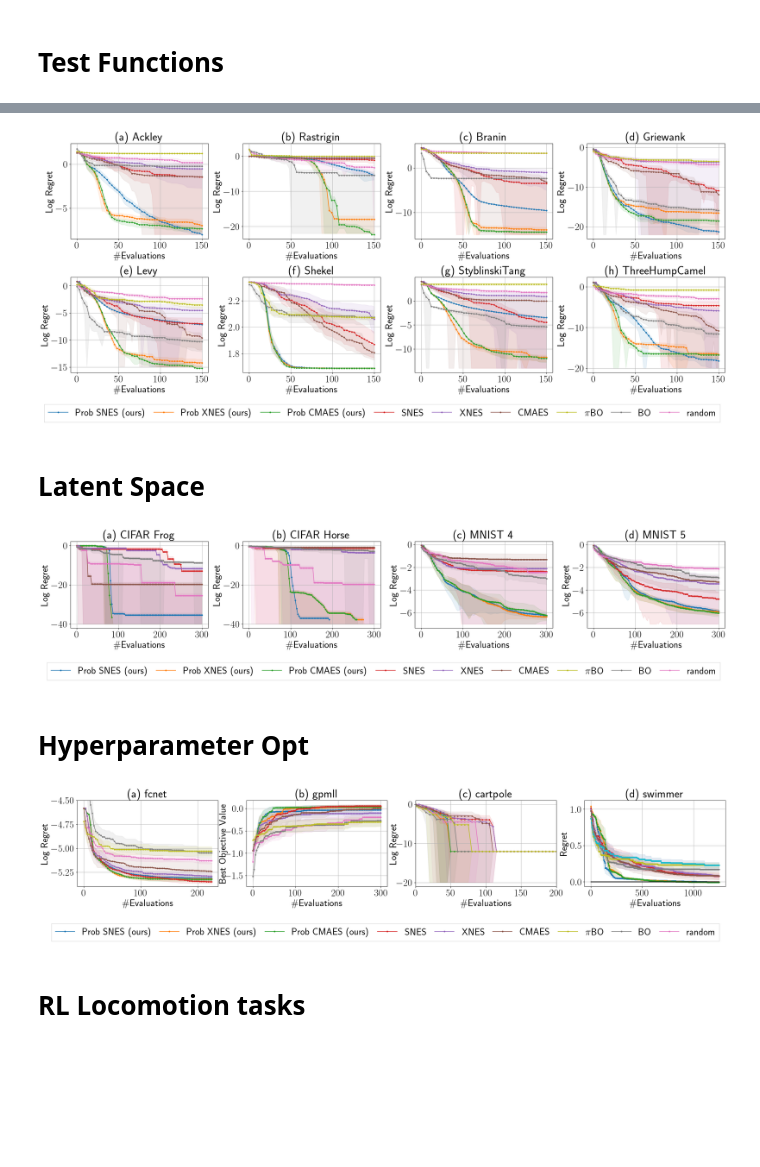
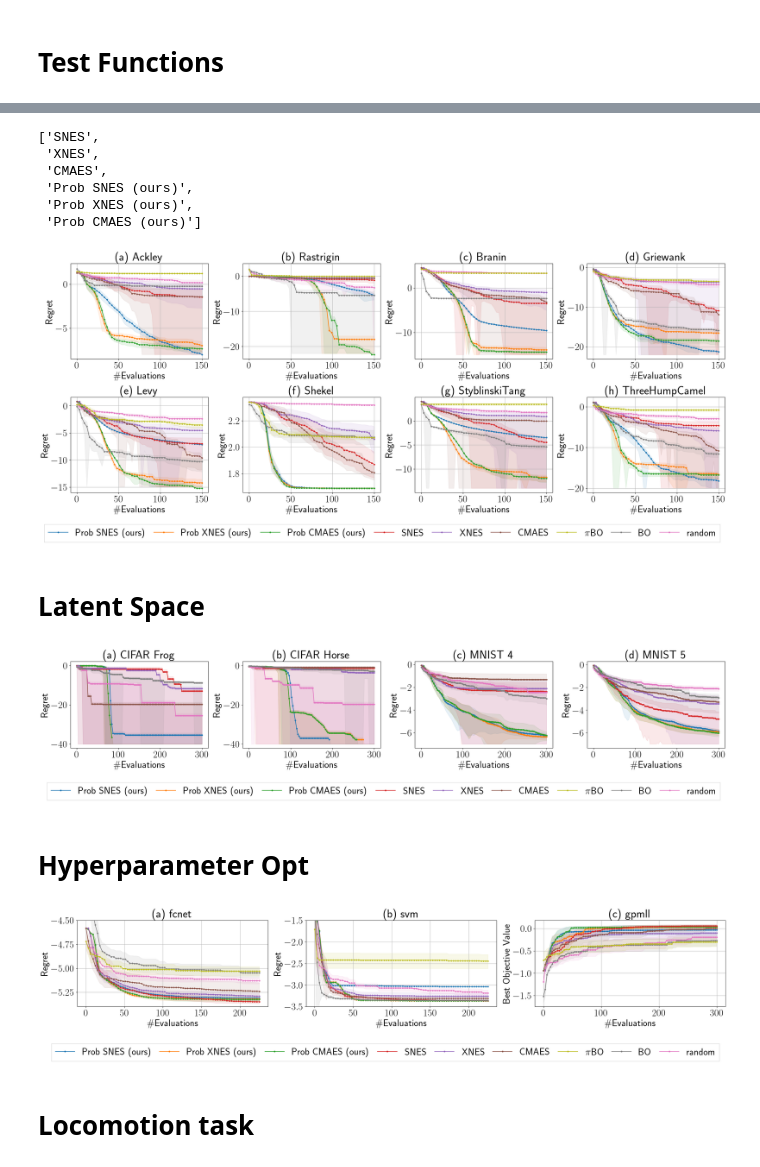
Before and after one commit to pierreosselin/ProbNES, a Jupyter notebook: notebook/plot_results.ipynb, the cells around one changed output, grey strips where cells are left out. Drawn from its saved outputs; the diff is of its cells as text; code cells hidden in the pictures; blank space fills up the shorter version.

Commit message:
Adding configs

```diff
--- a/notebook/plot_results.ipynb
+++ b/notebook/plot_results.ipynb
@@ -49,7 +49,8 @@ algo_to_label = {"probESCMAES": "Prob CMAES (ours)",
                  "ESSNES": "SNES",
                  "piqEI": r"$\pi$" + "BO",
                  "random": "random",
-                 "qEI": "BO"}
+                 "qEI": "BO",
+                 "s_cmaes": "Surrogate CMAES"}
 # %%
 def alg_name(algorithm_name, alg_kwargs):
   if algorithm_name == "probES":  #["probES", "ES", "random", "qEI", "piqEI"]
@@ -74,6 +93,7 @@ def plot_figure_algo(alg_dir, ax, log_transform=False, regret=True, color=None,
     data_over_seeds = []
     for _, df in enumerate(data_path_seeds):
         data_path = os.path.join(alg_dir, df)
+        print(data_path)
         data = torch.load(data_path, map_location="cpu")
         if regret:
             data_over_seeds.append(data["best_value"] - data["Y"])
@@ -85,7 +105,11 @@ def plot_figure_algo(alg_dir, ax, log_transform=False, regret=True, color=None,
     BATCH_SIZE = data["BATCH_SIZE"]
     iters = np.arange(N_BATCH + 1)*BATCH_SIZE
     iters_index = N_INIT - 1 + np.arange(N_BATCH + 1)*BATCH_SIZE
-    label = data["label"]
+    try:
+        label = data["label"]
+    except:
+        label = "s_cmaes"
+
     data_over_seeds = [t.detach().cpu().numpy() for t in data_over_seeds]
     y = np.asarray(data_over_seeds)
     # y = y[:, iters_index]
@@ -222,6 +246,13 @@ def plot_config_functions(ax, function, config_name, log_transform=False, regret
     config["problem_settings"]["function"] = function
     plot_config(ax, config, log_transform, regret, amin)
 
+def plot_config_functions_dim(ax, function, dim, config_name, log_transform=False, regret = False, amin = -5):
+    with open(f'config/{config_name}.yaml', 'r') as file:
+        config = yaml.safe_load(file)
+    config["problem_settings"]["function"] = function
+    config["problem_settings"]["dim"] = dim
+    plot_config(ax, config, log_transform, regret, amin)
+
 def plot_config_functions_labels(ax, function, label, config_name, log_transform=False, regret = False, amin = -5):
     with open(f'config/{config_name}.yaml', 'r') as file:
         config = yaml.safe_load(file)
@@ -265,3 +344,12 @@ plt.savefig("uci_exp.pdf", bbox_inches='tight')
+# %%
+/home/pierre/Downloads/dd/test_function_high_dim_rebuttal/ackley_dim-10_noise_std-0.0_initial_bounds-10.0 /home/pierre/Downloads/dd/test_function_high_dim_rebuttal/ackley_dim-20_noise_std-0.0_initial_bounds-10.0 /home/pierre/Downloads/dd/test_function_high_dim_rebuttal/ackley_dim-30_noise_std-0.0_initial_bounds-10.0 /home/pierre/Downloads/dd/test_function_high_dim_rebuttal/Griewank_dim-10_noise_std-0.0_initial_bounds-10.0 /home/pierre/Downloads/dd/test_function_high_dim_rebuttal/Griewank_dim-20_noise_std-0.0_initial_bounds-10.0 /home/pierre/Downloads/dd/test_function_high_dim_rebuttal/Griewank_dim-30_noise_std-0.0_initial_bounds-10.0 /home/pierre/Downloads/dd/test_function_high_dim_rebuttal/Levy_dim-10_noise_std-0.0_initial_bounds-10.0 /home/pierre/Downloads/dd/test_function_high_dim_rebuttal/Levy_dim-20_noise_std-0.0_initial_bounds-10.0 /home/pierre/Downloads/dd/test_function_high_dim_rebuttal/Levy_dim-30_noise_std-0.0_initial_bounds-10.0
+# %% [output]
+['SNES',
+ 'XNES',
+ 'CMAES',
+ 'Prob SNES (ours)',
+ 'Prob XNES (ours)',
+ 'Prob CMAES (ours)']
 # %%
 list_experiences = ["ackley", "rastrigin", "Branin", "Griewank", "Levy", "Shekel", "StyblinskiTang", "ThreeHumpCamel"]
 list_labels = ["Ackley", "Rastrigin", "Branin", "Griewank", "Levy", "Shekel", "StyblinskiTang", "ThreeHumpCamel"]
@@ -276,7 +364,6 @@ for i, experience in enumerate(list_experiences):
     idx_row, idx_col = i // n_cols, i % n_cols
     plot_config_functions(axs[idx_row, idx_col], list_experiences[i], config_name = "test_function", log_transform=True, regret = True, amin = list_amin[i])
     axs[idx_row, idx_col].title.set_text(idx_letter[i] + " " + list_labels[i])
-    axs[idx_row, idx_col].set_ylabel("Log Regret")
 
 handles, labels = axs[idx_row, idx_col].get_legend_handles_labels()
 change_labels = [0, 1, 2, 3, 4, 5, 8, 7, 6]
@@ -293,7 +380,7 @@ plt.tight_layout()
 plt.subplots_adjust(wspace=0.25, hspace=0.4)
 plt.savefig("test_function.pdf", bbox_inches='tight')
 # %% [output]
-[figure, old version]
+[figure, new version]
 # %% [markdown]
 # Latent Space
 # %%
@@ -311,8 +398,6 @@ for i, experience in enumerate(list_experiences):
     idx_row, idx_col = i // n_cols, i % n_cols
     plot_config_functions_labels(axs[idx_col], list_experiences[i][0], list_experiences[i][1], config_name = "latent_space", log_transform=True, regret = True, amin=list_amin[i])
     axs[idx_col].title.set_text(idx_letter[i] + " " + list_labels[i])
-    axs[idx_col].set_ylabel("Log Regret")
-    axs[idx_col].grid()
 
 # handles, labels = axs[idx_row, idx_col].get_legend_handles_labels()
 # change_labels = [0, 1, 2, 3, 4, 5, 8, 7, 6]
@@ -329,60 +414,47 @@ plt.tight_layout()
 plt.subplots_adjust(wspace=0.25, hspace=0.6)
 plt.savefig("latent_space.pdf", bbox_inches='tight')
 # %% [output]
-[figure, old version]
+[figure, new version]
 # %% [markdown]
 # Hyperparameter Opt
 # %%
-list_experiences = ["fcnet", "gpmll", "cartpole", "swimmer"]
+list_experiences = ["fcnet", "svm", "gpmll"]
 
-idx_letter = ["(a)", "(b)", "(c)", "(d)"]
+idx_letter = ["(a)", "(b)", "(c)", "(d)", "(e)", "(f)", "(g)", "(h)", "(i)"]
 matplotlib.rcParams.update({'font.size': 25})
-n_rows, n_cols = 1, 4
+n_rows, n_cols = 1, 3
 #fig, axs = plt.subplots(n_rows, n_cols, layout='constrained', figsize=(20, 8))
 fig, axs = plt.subplots(n_rows, n_cols, figsize=(25, 5))
 
 i = 0
 plot_config_functions_labels(axs[i], list_experiences[i], label = 9, config_name = "hyper_probnet", log_transform=True, regret = True, amin = -20)
 axs[i].title.set_text(idx_letter[i] + " " + list_experiences[i])
 axs[i].set_ylim(bottom = -5.4, top = -4.5)
-axs[i].set_ylabel("Log Regret")
-
-# i = 1
-# plot_config_functions_labels(axs[i], list_experiences[i], label = 9, config_name = "hyper_probnet_svm", log_transform=True, regret = True, amin = -20)
-# axs[i].title.set_text(idx_letter[i] + " " + list_experiences[i])
-# axs[i].set_ylim(bottom = -3.5, top = -1.5)
 
 i = 1
+plot_config_functions_labels(axs[i], list_experiences[i], label = 9, config_name = "hyper_probnet_svm", log_transform=True, regret = True, amin = -20)
+axs[i].title.set_text(idx_letter[i] + " " + list_experiences[i])
+axs[i].set_ylim(bottom = -3.5, top = -1.5)
+
+i = 2
 plot_config_functions_labels(axs[i], list_experiences[i], label = 0, config_name = "hyper_gpmll", log_transform=False, regret = False, amin = -20)
 axs[i].title.set_text(idx_letter[i] + " " + list_experiences[i])
-axs[i].set_ylabel("Best Objective Value", labelpad=-8)
-
-i = 2
-plot_config_functions(axs[i], list_experiences[i], config_name = "rl_cartpole", log_transform=True, regret = True, amin=-20)
-axs[i].title.set_text(idx_letter[i] + " " + list_experiences[i])
-axs[i].set_xlim(left = 0, right=200)
-axs[i].set_ylabel("Log Regret", labelpad=-5)
-
-i = 3
-plot_config_functions(axs[i], list_experiences[i], config_name = "rl_swimmer", regret = True)
-axs[i].title.set_text(idx_letter[i] + " " + list_experiences[i])
-axs[i].grid()
 
 handles, labels = axs[2].get_legend_handles_labels()
 change_labels = [0, 1, 2, 3, 4, 5, 8, 7, 6]
 labels = [labels[i] for i in change_labels]
 handles = [handles[i] for i in change_labels]
 # #axs[1, 1].legend(handles = handles , labels=labels,loc='upper center',
 # #             bbox_to_anchor=(0.5, -0.2),fancybox=False, shadow=False, ncol=4)
 fig.legend(handles = handles , labels=labels,loc='upper center',
              bbox_to_anchor=(0.5, 0.),fancybox=False, shadow=False, ncol=9, columnspacing=0.8)
 plt.tight_layout()
 #plt.legend()
 #plt.show()
 plt.subplots_adjust(wspace=0.2, hspace=0.4)
 plt.savefig("hyper_exp.pdf", bbox_inches='tight')
 # %% [output]
-[figure, old version]
+[figure, new version]
 # %% [markdown]
-# RL Locomotion tasks
+# Locomotion task
 # %%
```
Also changed, not shown: parts of 18 cells of this notebook, 6 other files.
